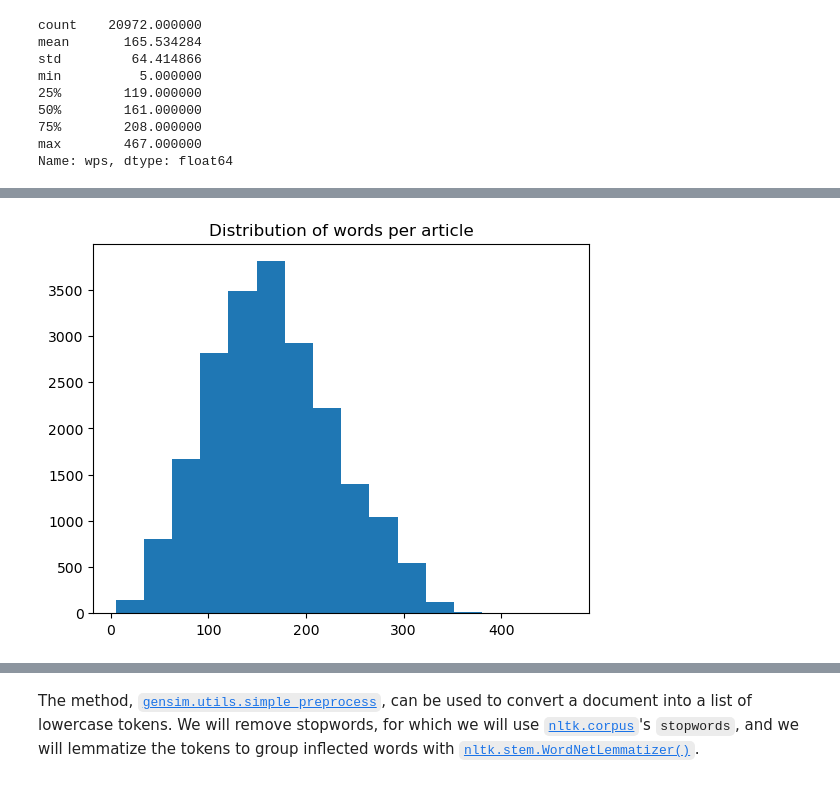
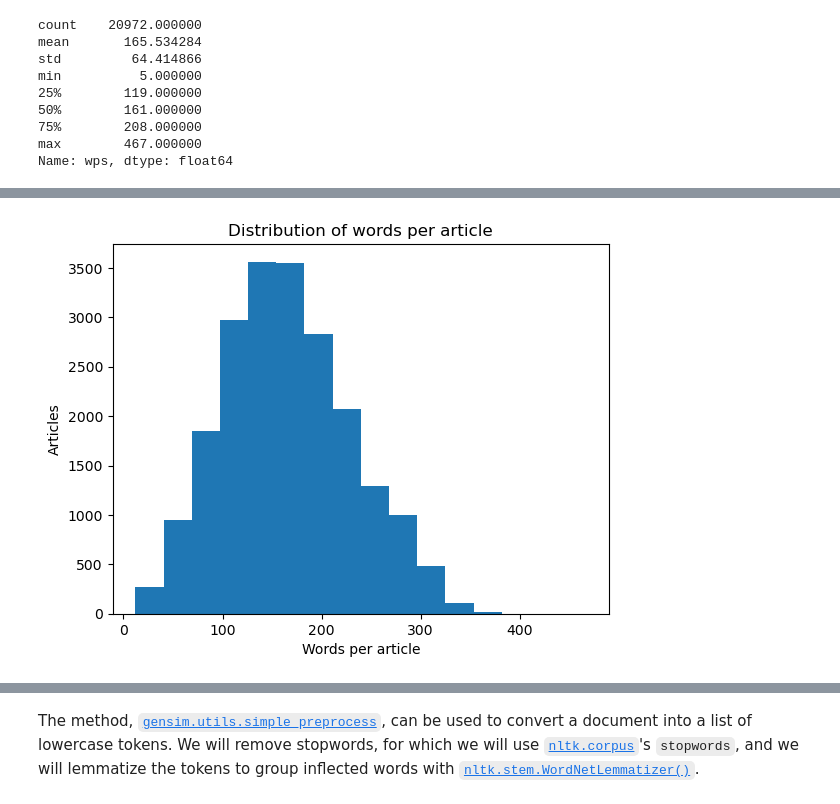
Before and after one commit to raechiang/Capstone-Topics, a Jupyter notebook: notebooks/1.1-rc-data-wrangling-eda.ipynb, the cells around one changed output, grey strips where cells are left out. Drawn from its saved outputs; the diff is of its cells as text; code cells hidden in the pictures.

```diff
--- a/notebooks/1.1-rc-data-wrangling-eda.ipynb
+++ b/notebooks/1.1-rc-data-wrangling-eda.ipynb
@@ -268,0 +319,3 @@ Name: wps, dtype: float64
+# %%
+train_df.drop(index=16394, inplace=True)
+train_df.reset_index(drop=True, inplace=True)
@@ -269,5 +334,8 @@ Name: wps, dtype: float64
 # %%
 _ = plt.title("Distribution of words per article")
 _ = plt.hist(train_df['wps'], bins=int(np.ceil(np.log2(len(train_df['wps']))) + 1))
+_ = plt.xlabel("Words per article")
+_ = plt.ylabel("Articles")
+_ = plt.show()
 # %% [output]
-[figure, old version]
+[figure, new version]
```
Also changed, not shown: parts of 48 cells of this notebook, 1 other file.
